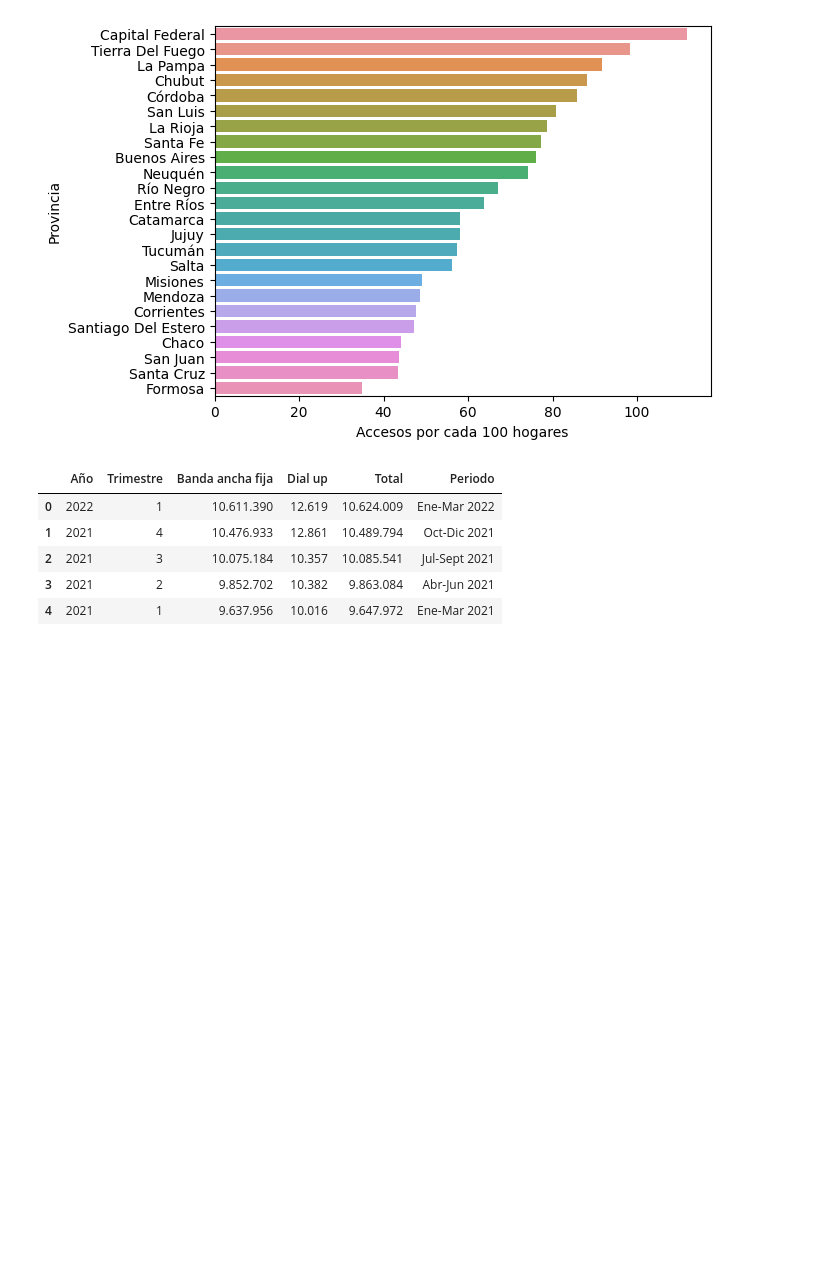
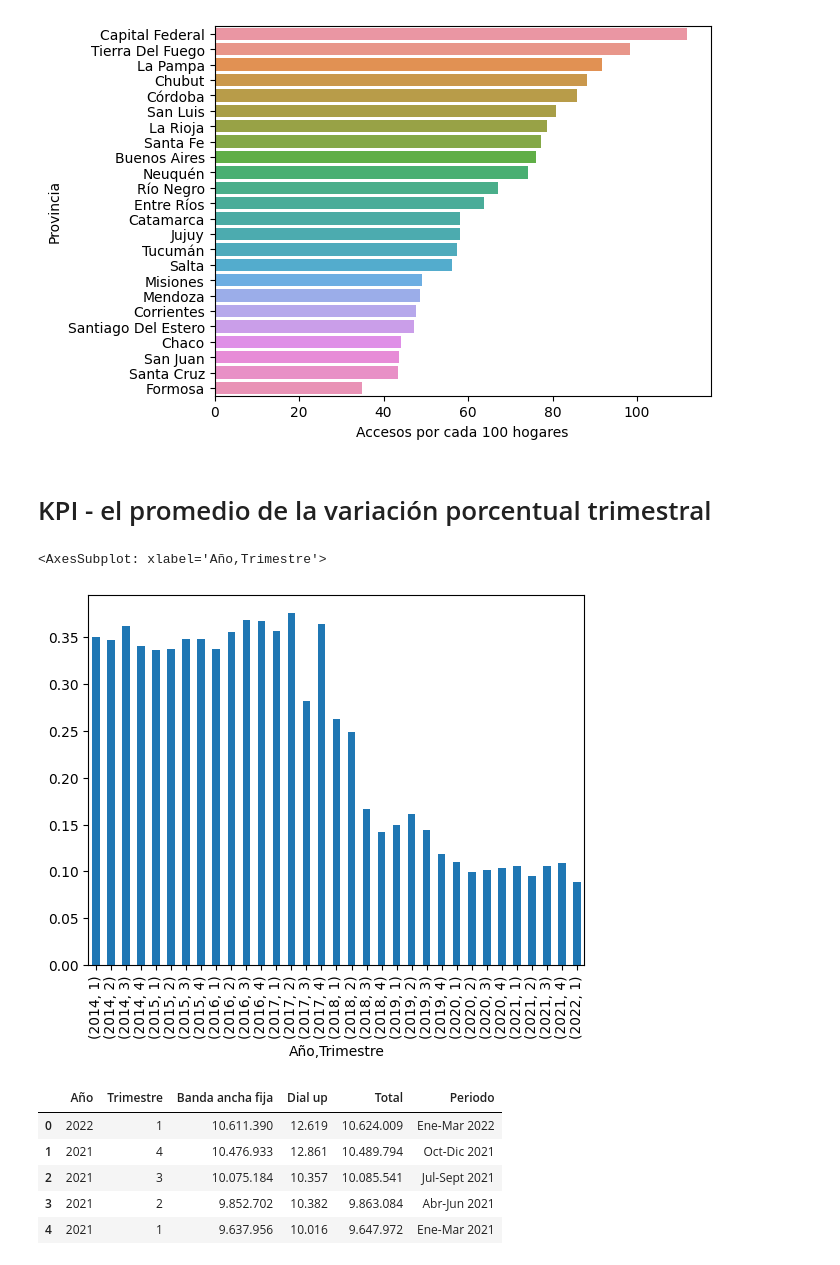
Before and after one commit to hiek9808/Proyecto-Individual-03, a Jupyter notebook: EDA.ipynb, the cells around one changed output. Drawn from its saved outputs; the diff is of its cells as text; code cells hidden in the pictures; blank space fills up the shorter version.

```diff
--- a/EDA.ipynb
+++ b/EDA.ipynb
@@ -21,0 +8,4 @@ ip
+# %%
+# Cargamos los datos de la penetracion de internet en Argentina por provincia.
+internet_penetracion = pd.read_csv("./datasets/Internet_Penetracion.csv")
+internet_penetracion.head()
@@ -45,4 +43,5 @@ array(['Buenos Aires', 'Capital Federal', 'Catamarca', 'Chaco', 'Chubut',
 # %%
-ip["Accesos por cada 100 hogares"] = ip["Accesos por cada 100 hogares"].str.replace(',','.')
-ip["Accesos por cada 100 hogares"] = pd.to_numeric(ip["Accesos por cada 100 hogares"])
-ip["Año-Tri"] = ip['Año'].astype(str).str.cat(ip['Trimestre'].astype(str), sep='-')
+# la columna "Accesos por cada 100 hogares" es de typo object pero para los calculos necesitamos que sea de typo numerico.
+internet_penetracion["Accesos por cada 100 hogares"] = internet_penetracion["Accesos por cada 100 hogares"].str.replace(',','.')
+internet_penetracion["Accesos por cada 100 hogares"] = pd.to_numeric(internet_penetracion["Accesos por cada 100 hogares"])
+internet_penetracion.describe()
@@ -59,0 +58,4 @@ data.head()
+# %%
+# para ver los años y trimestres juntamos las columnas
+internet_penetracion["Año-Tri"] = internet_penetracion['Año'].astype(str).str.cat(internet_penetracion['Trimestre'].astype(str), sep='-')
+internet_penetracion.head(30)
@@ -81,6 +105,16 @@ sns.barplot(data=ip_2022, x="Accesos por cada 100 hogares", y=ip_2022.index)
 # %% [output]
 <AxesSubplot: xlabel='Accesos por cada 100 hogares', ylabel='Provincia'>
 [figure]
+# %% [markdown]
+# KPI - el promedio de la variación porcentual trimestral
+# %%
+# Crear una nueva columna que calcule la variación porcentual trimestral y lo graficamos
+internet_penetracion["variacion_trimestral"] = (internet_penetracion["Accesos por cada 100 hogares"] - internet_penetracion["Accesos por cada 100 hogares"].shift(2)) / internet_penetracion["Accesos por cada 100 hogares"].shift(2)
+df_agrupado = internet_penetracion.groupby(["Año", "Trimestre"])["variacion_trimestral"].mean()
+df_agrupado.plot(kind="bar")
+# %% [output]
+<AxesSubplot: xlabel='Año,Trimestre'>
+[figure, added]
 # %%
 ib = pd.read_csv("./datasets/Internet_BAF.csv")
 ib.head()
```
Also changed, not shown: parts of 16 cells of this notebook, 1 other file.
